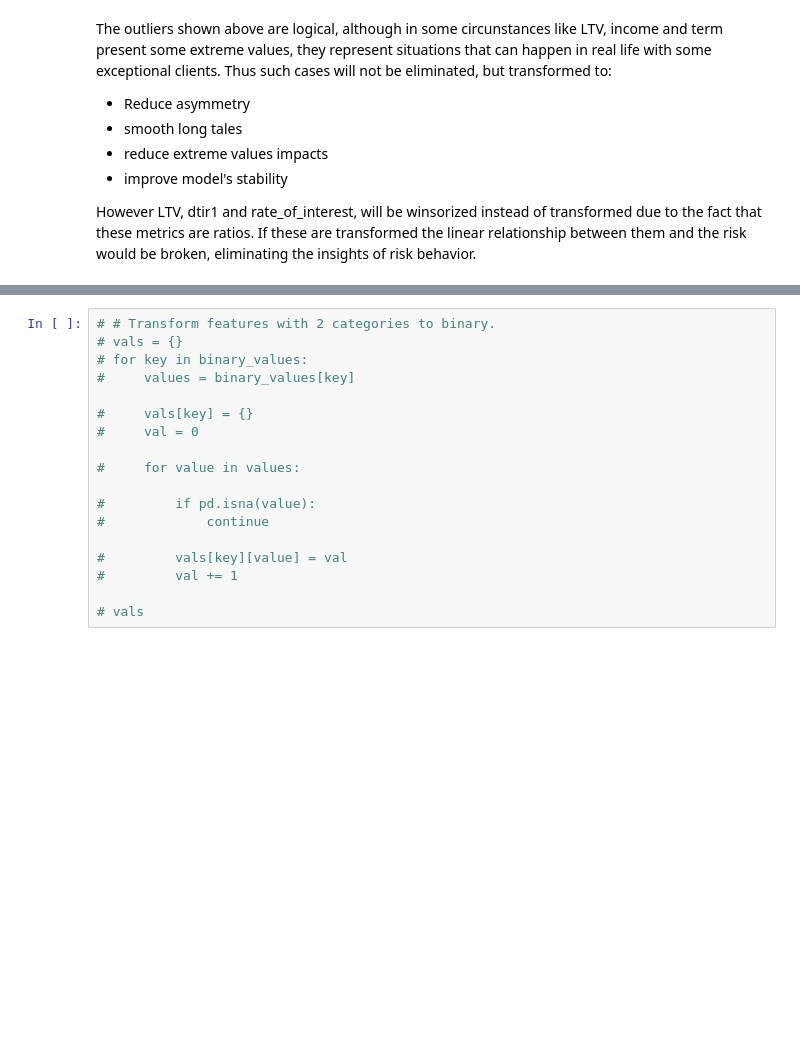
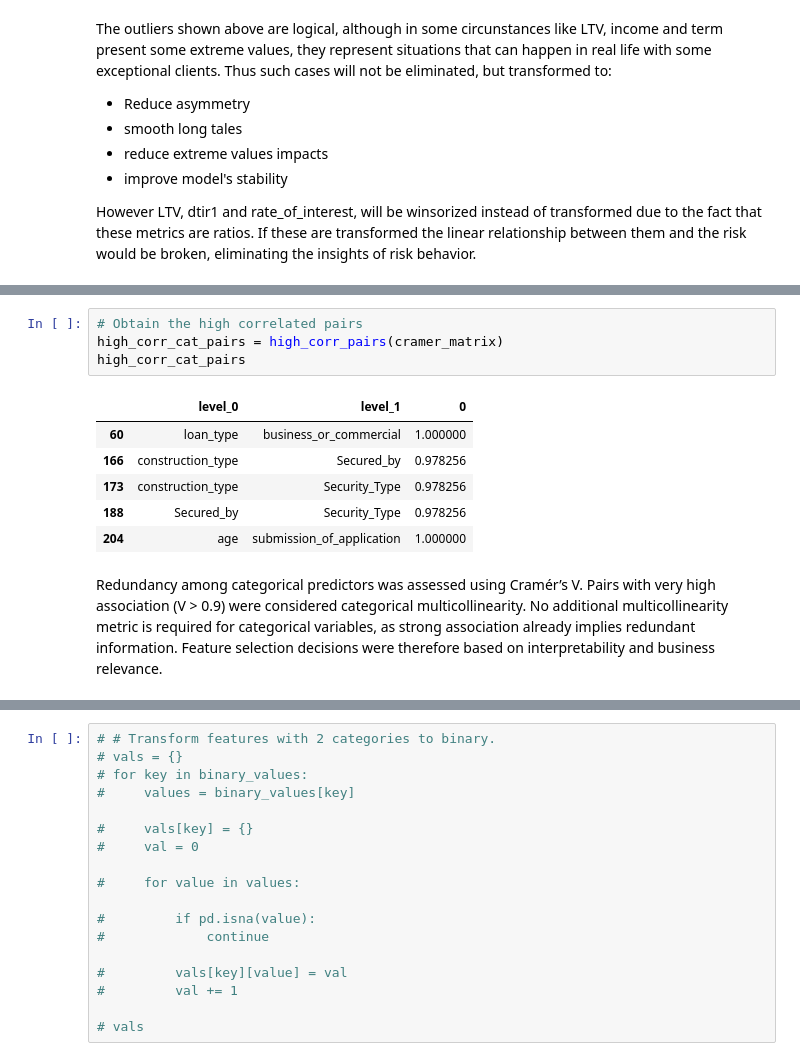
Before and after one commit to DaiaPrado/loan_default_predictor, a Jupyter notebook: loan_default.ipynb, the cells around one changed output, grey strips where cells are left out. Saved outputs shown, nothing was run; the diff lists cells and outputs as text; blank space fills up the shorter version.

```diff
--- a/loan_default.ipynb
+++ b/loan_default.ipynb
@@ -358,0 +511,16 @@ for col in cat_cols:
+# %%
+# Obtain the high correlated pairs
+high_corr_cat_pairs = high_corr_pairs(cramer_matrix)
+high_corr_cat_pairs
+# %% [output]
+|  | level_0 | level_1 | 0 |
+| 60 | loan_type | business_or_commercial | 1.000000 |
+| 166 | construction_type | Secured_by | 0.978256 |
+| 173 | construction_type | Security_Type | 0.978256 |
+| 188 | Secured_by | Security_Type | 0.978256 |
+| 204 | age | submission_of_application | 1.000000 |
+# %% [markdown]
+Redundancy among categorical predictors was assessed using Cramér’s V.
+Pairs with very high association (V > 0.9) were considered categorical multicollinearity.
+No additional multicollinearity metric is required for categorical variables, as strong association already implies redundant information.
+Feature selection decisions were therefore based on interpretability and business relevance.
```
Also changed, not shown: parts of 24 cells of this notebook.
